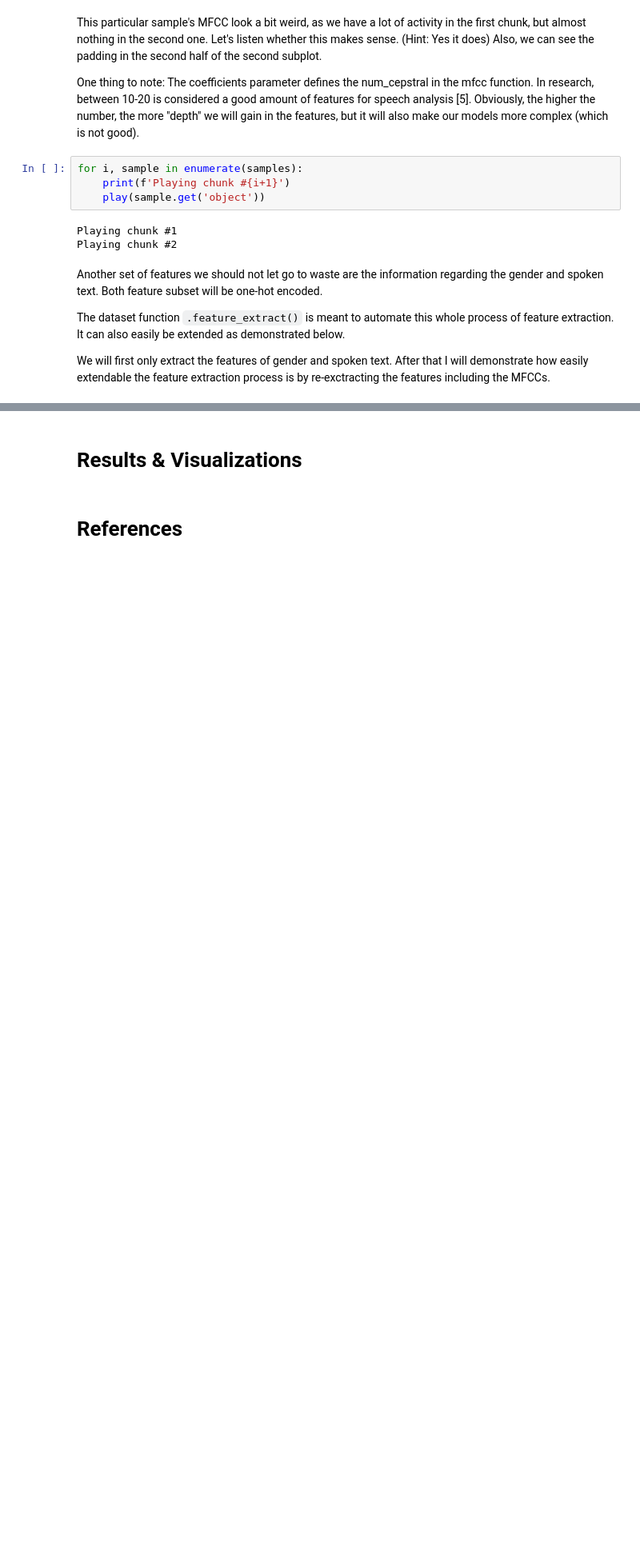
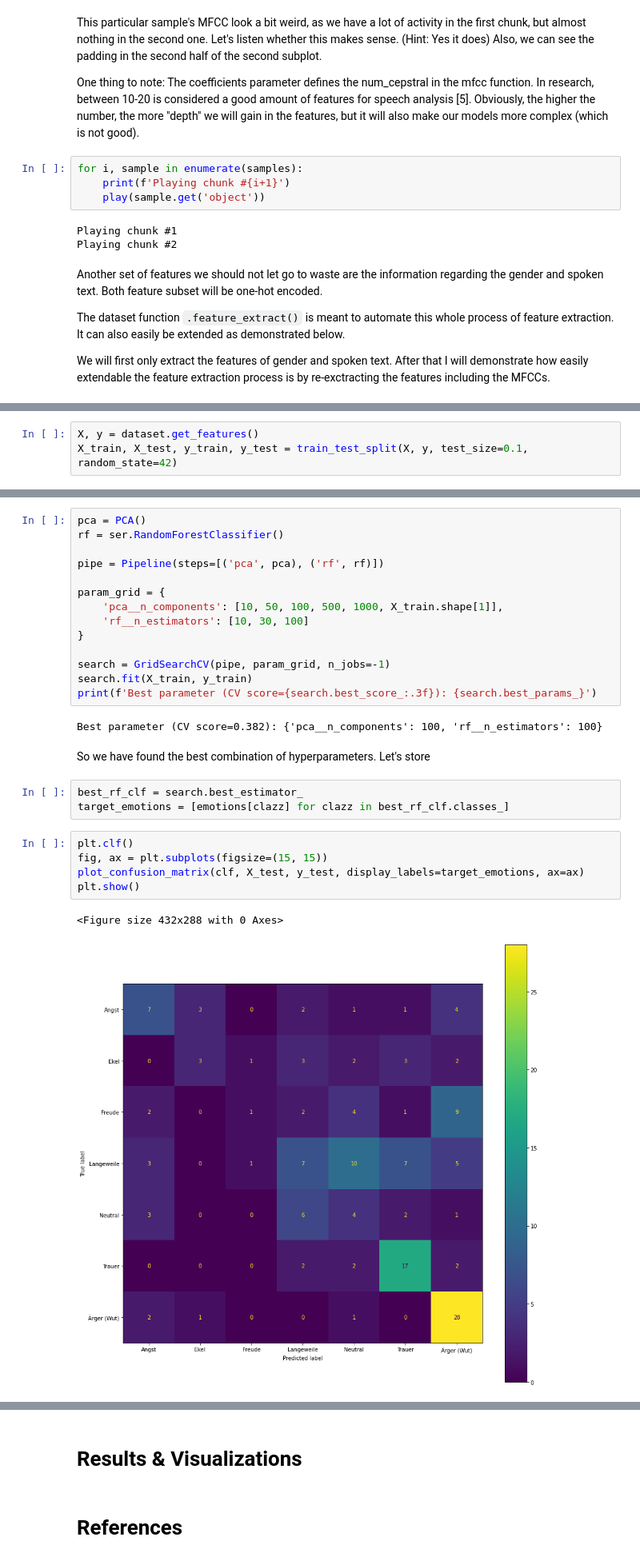
Before and after one commit to nsiicm0/SER, a Jupyter notebook: report/Report_SER.ipynb, the cells around one changed output, grey strips where cells are left out. Shown: that part at 80% size. Drawn from its saved outputs; the diff is of its cells as text; blank space fills up the shorter version.

Commit message:
implemented classifiers raw

```diff
--- a/report/Report_SER.ipynb
+++ b/report/Report_SER.ipynb
@@ -465,0 +483,3 @@ Features: (775, 3610)
+# %%
+X, y = dataset.get_features()
+X_train, X_test, y_train, y_test = train_test_split(X, y, test_size=0.1, random_state=42)
@@ -465,0 +489,29 @@ Features: (775, 3610)
+# %%
+pca = PCA()
+rf = ser.RandomForestClassifier()
+
+pipe = Pipeline(steps=[('pca', pca), ('rf', rf)])
+
+param_grid = {
+    'pca__n_components': [10, 50, 100, 500, 1000, X_train.shape[1]],
+    'rf__n_estimators': [10, 30, 100]
+}
+
+search = GridSearchCV(pipe, param_grid, n_jobs=-1)
+search.fit(X_train, y_train)
+print(f'Best parameter (CV score={search.best_score_:.3f}): {search.best_params_}')
+# %% [output]
+Best parameter (CV score=0.382): {'pca__n_components': 100, 'rf__n_estimators': 100}
+# %% [markdown]
+So we have found the best combination of hyperparameters. Let's store
+# %%
+best_rf_clf = search.best_estimator_
+target_emotions = [emotions[clazz] for clazz in best_rf_clf.classes_]
+# %%
+plt.clf()
+fig, ax = plt.subplots(figsize=(15, 15))
+plot_confusion_matrix(clf, X_test, y_test, display_labels=target_emotions, ax=ax)
+plt.show()
+# %% [output]
+<Figure size 432x288 with 0 Axes>
+[figure, added]
```
Also changed, not shown: parts of 28 cells of this notebook, 6 other files.
